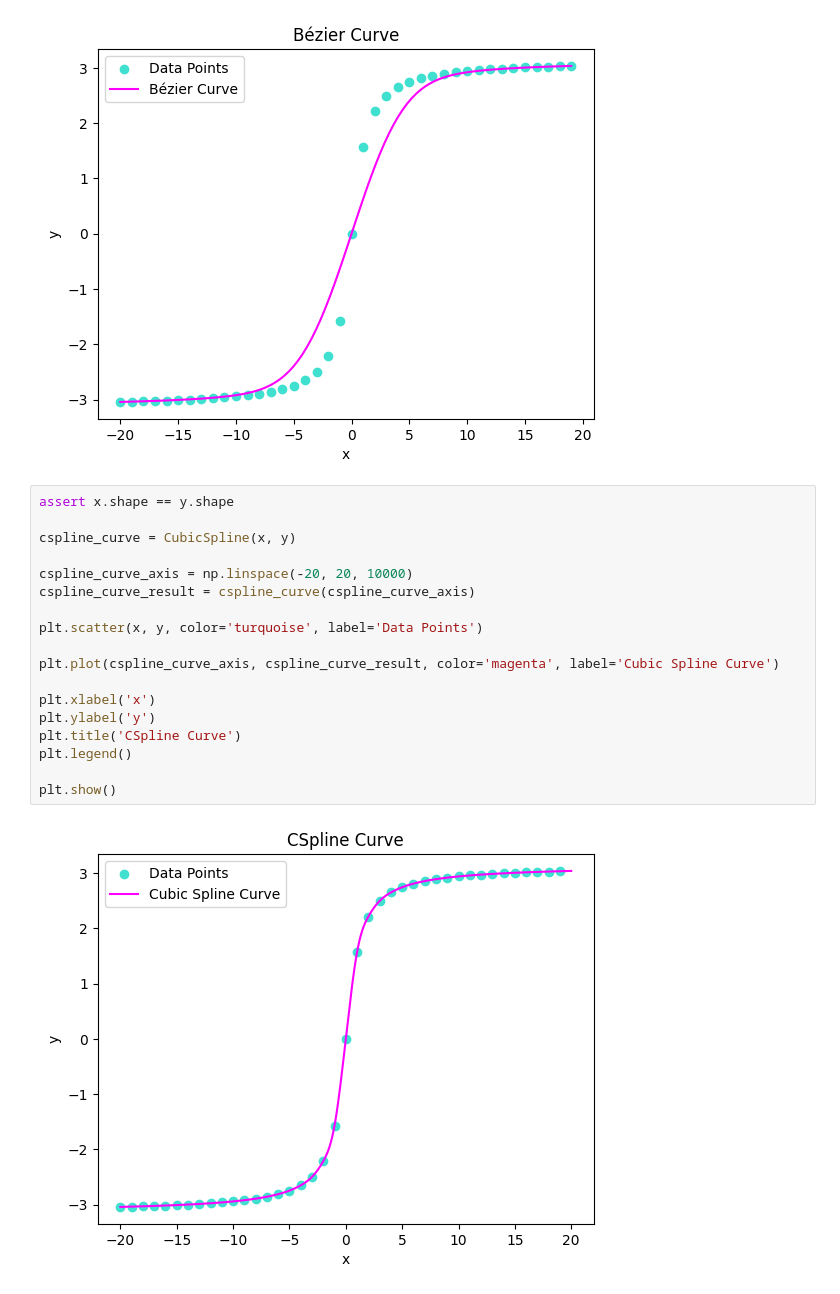
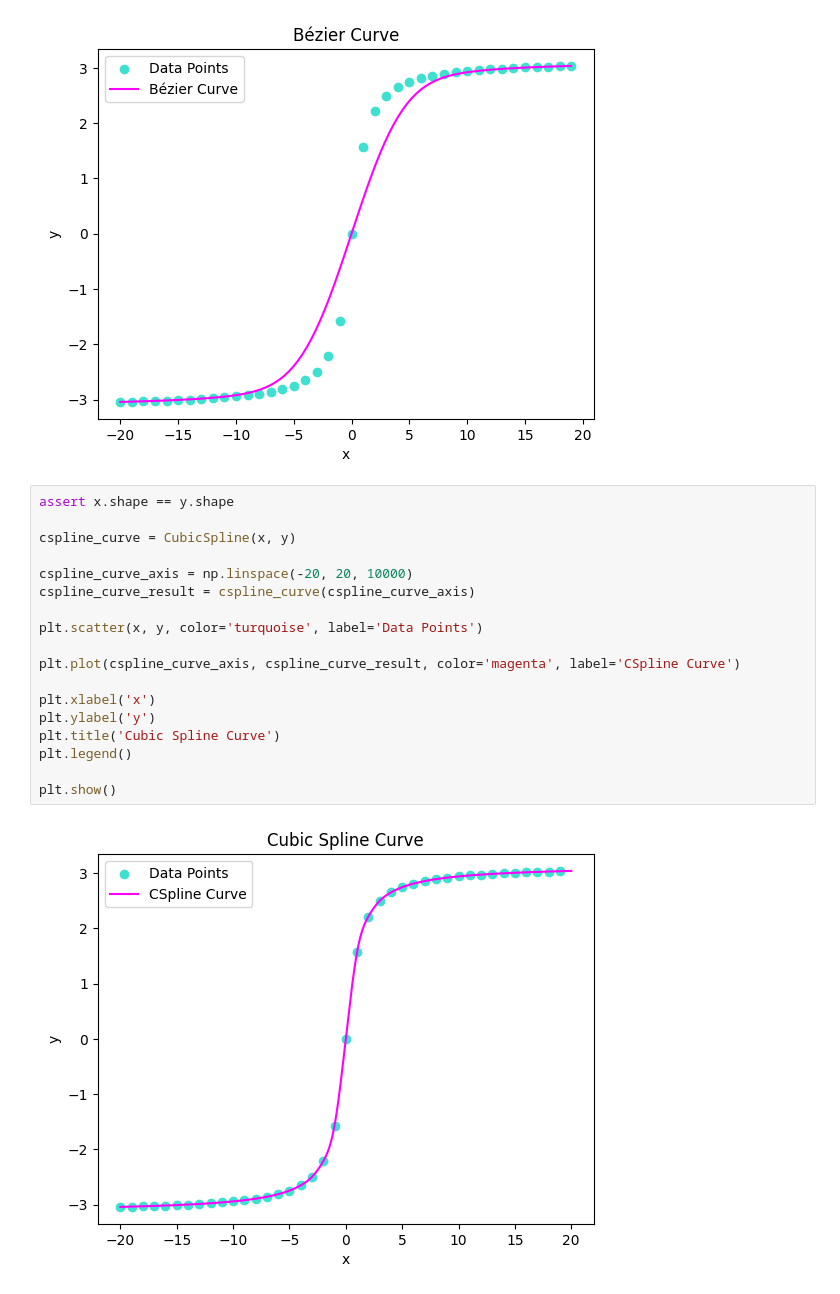
Before and after one commit to aisven/data-visualization-python, a Jupyter notebook: notebooks/SciViz_Task4_Sine_Waves.ipynb, the cells around one changed output. Cells and saved outputs as stored; diff of their text form.

```diff
--- a/notebooks/SciViz_Task4_Sine_Waves.ipynb
+++ b/notebooks/SciViz_Task4_Sine_Waves.ipynb
@@ -87,20 +87,20 @@ plt.show()
 # %%
 assert x.shape == y.shape
 
 cspline_curve = CubicSpline(x, y)
 
 cspline_curve_axis = np.linspace(-20, 20, 10000)
 cspline_curve_result = cspline_curve(cspline_curve_axis)
 
 plt.scatter(x, y, color='turquoise', label='Data Points')
 
-plt.plot(cspline_curve_axis, cspline_curve_result, color='magenta', label='Cubic Spline Curve')
+plt.plot(cspline_curve_axis, cspline_curve_result, color='magenta', label='CSpline Curve')
 
 plt.xlabel('x')
 plt.ylabel('y')
-plt.title('CSpline Curve')
+plt.title('Cubic Spline Curve')
 plt.legend()
 
 plt.show()
 # %% [output]
-[figure, old version]
+[figure, new version]
```
